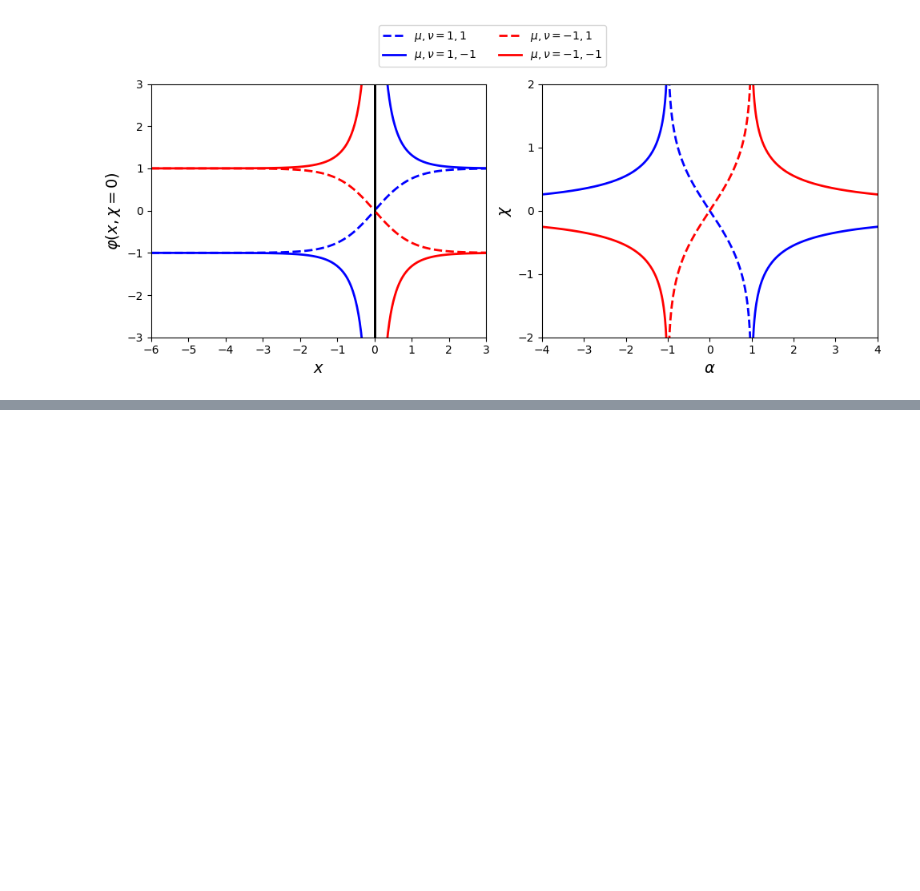
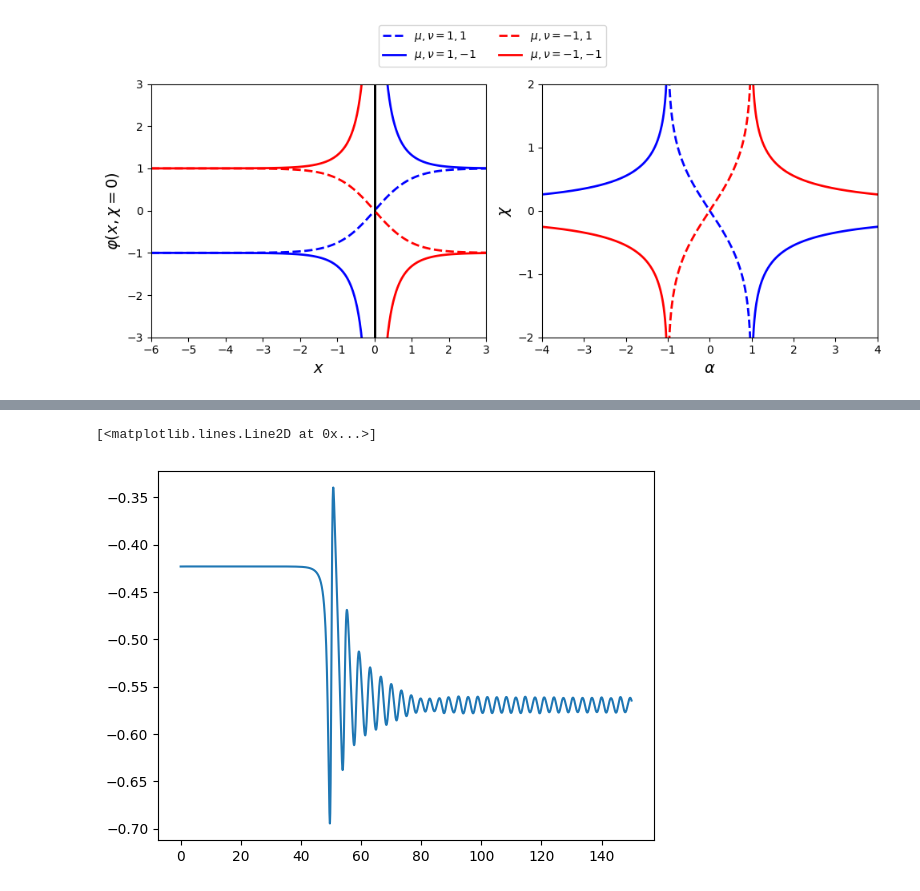
Before and after one commit to JairoSSantos/parallel-kink-scattering, a Jupyter notebook: notebooks/dirichlet.ipynb, the cells around one changed output, grey strips where cells are left out. Cells and saved outputs as stored; diff of their text form; code cells hidden in the pictures; blank space fills up the shorter version.

```diff
--- a/notebooks/dirichlet.ipynb
+++ b/notebooks/dirichlet.ipynb
@@ -204,0 +134,5 @@ plt.axhline(0.5, c='k')
+# %%
+plt.plot(lat.t, y[:, -2])
+# %% [output]
+[<matplotlib.lines.Line2D at 0x...>]
+[figure, added]
```
Also changed, not shown: parts of 40 cells of this notebook, 1 other file.
